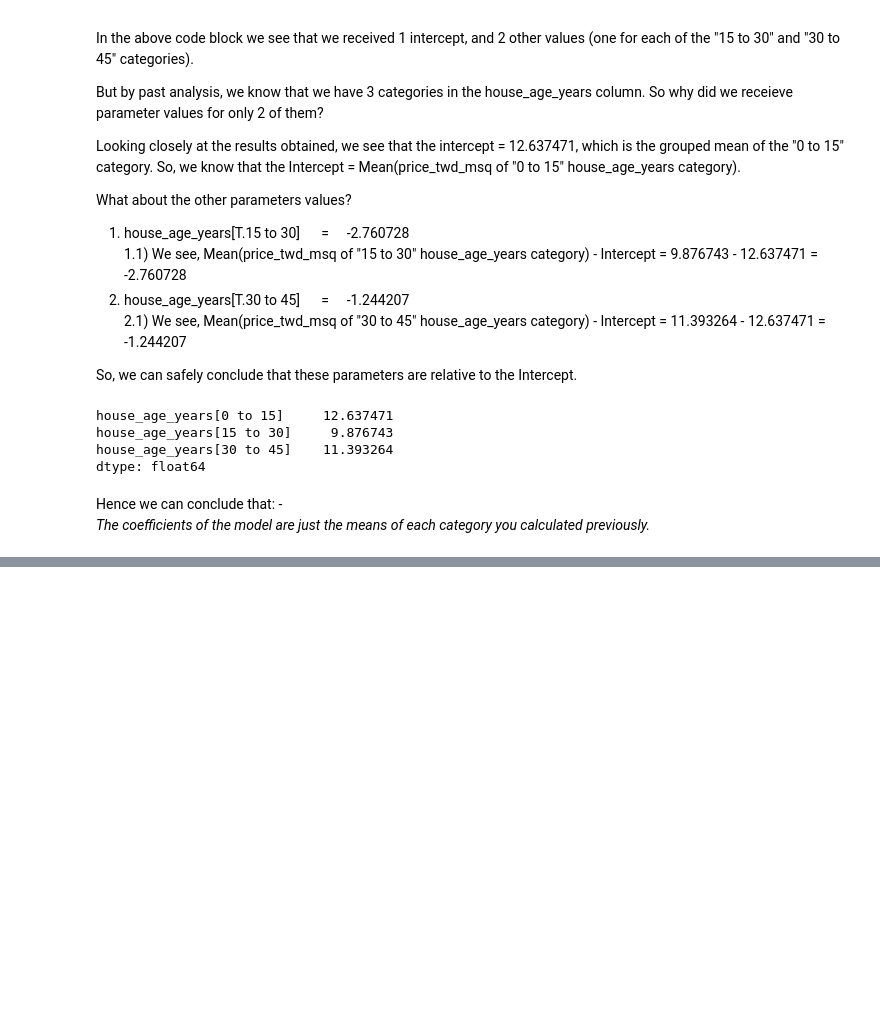
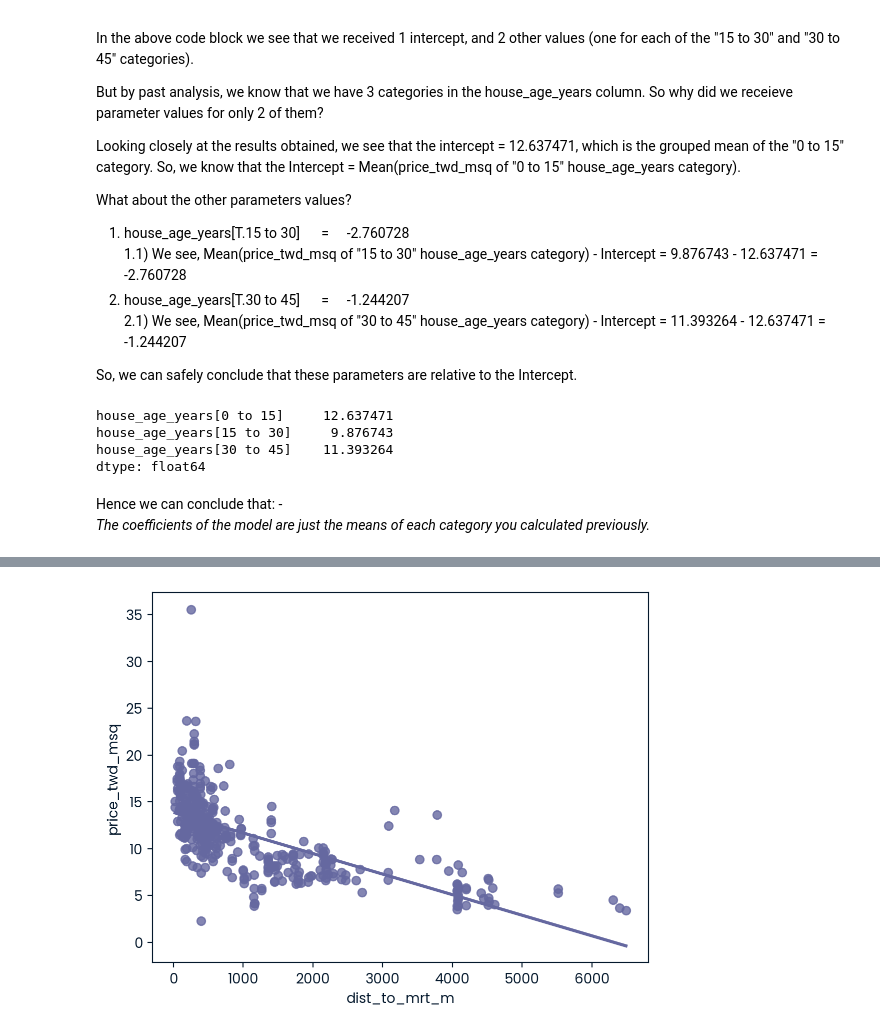
Before and after one commit to Vibs00/DataCamp, a Jupyter notebook: Introduction to Regression with statsmodels in Python.ipynb, the cells around one changed output, grey strips where cells are left out. Cells and saved outputs as stored; diff of their text form; code cells hidden in the pictures; blank space fills up the shorter version.

```diff
--- a/Introduction to Regression with statsmodels in Python.ipynb
+++ b/Introduction to Regression with statsmodels in Python.ipynb
@@ -9,7 +9,7 @@ conversion = pd.read_csv("datasets/ad_conversion.csv")
 churn = pd.read_csv("datasets/churn.csv")
 fish = pd.read_csv("datasets/fish.csv")
 sp500 = pd.read_csv("datasets/sp500_yearly_returns.csv")
-taiwan = pd.read_csv("datasets/taiwan_real_estate2.csv")
+taiwan_real_estate = pd.read_csv("datasets/taiwan_real_estate2.csv")
 # %% [markdown]
 ## Take Notes
 
@@ -248,0 +535,10 @@ _The coefficients of the model are just the means of each category you calculate
+# %%
+# let us check out the relationship between the distance to metro station and the house price
+sns.regplot(x='dist_to_mrt_m',
+            y='price_twd_msq',
+            data=taiwan_real_estate,
+            ci=None)
+
+plt.show()
+# %% [output]
+[figure, added]
```
Also changed, not shown: parts of 44 cells of this notebook.
